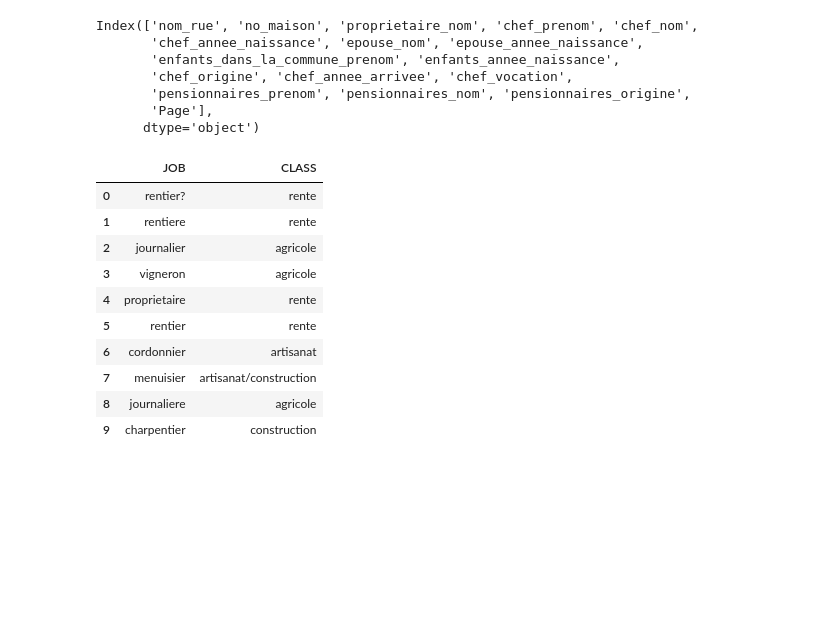
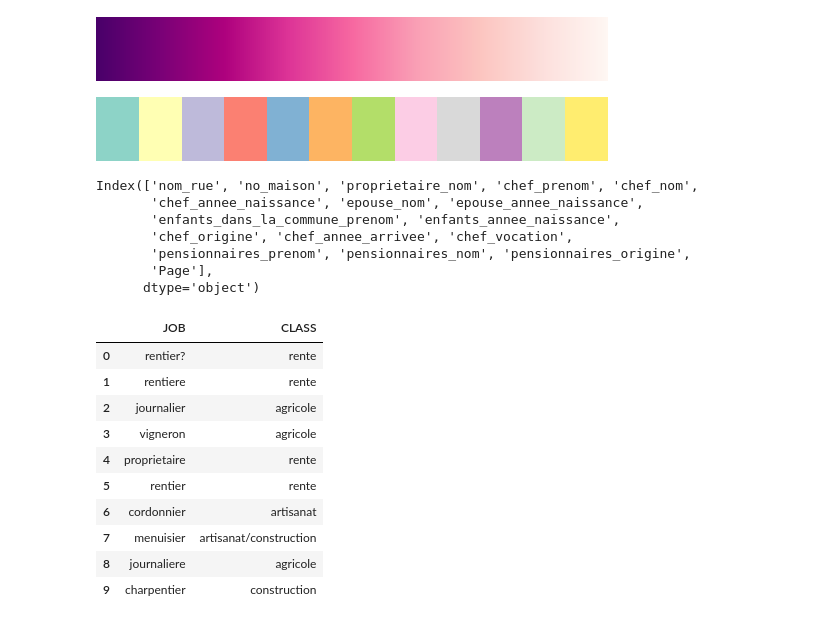
Before and after one commit to ozan-guven/HUM-450-Project, a Jupyter notebook: rec_1832.ipynb, the cells around one changed output. Drawn from its saved outputs; the diff is of its cells as text; code cells hidden in the pictures; blank space fills up the shorter version.

```diff
--- a/rec_1832.ipynb
+++ b/rec_1832.ipynb
@@ -9,3 +29,11 @@ from scipy import stats
+# %%
+plt.cm.RdPu_r
+# %% [output]
+[figure, added]
+# %%
+plt.cm.Set3
+# %% [output]
+[figure, added]
 # %%
 df = pd.read_excel("data/1832_v4.xlsx", index_col=0)
 jobs = pd.read_excel("data/histoire urbaine digitale classification metiers.xlsx", na_values="?", sheet_name="data")
```
Also changed, not shown: parts of 6 cells of this notebook.
